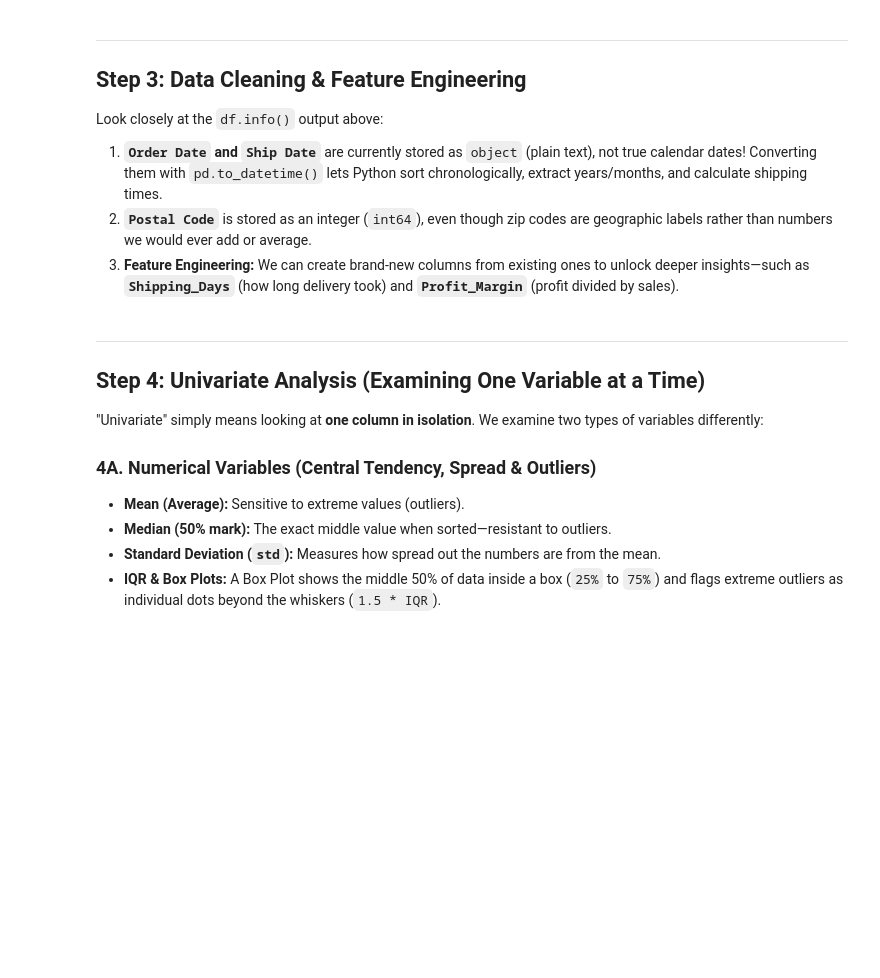
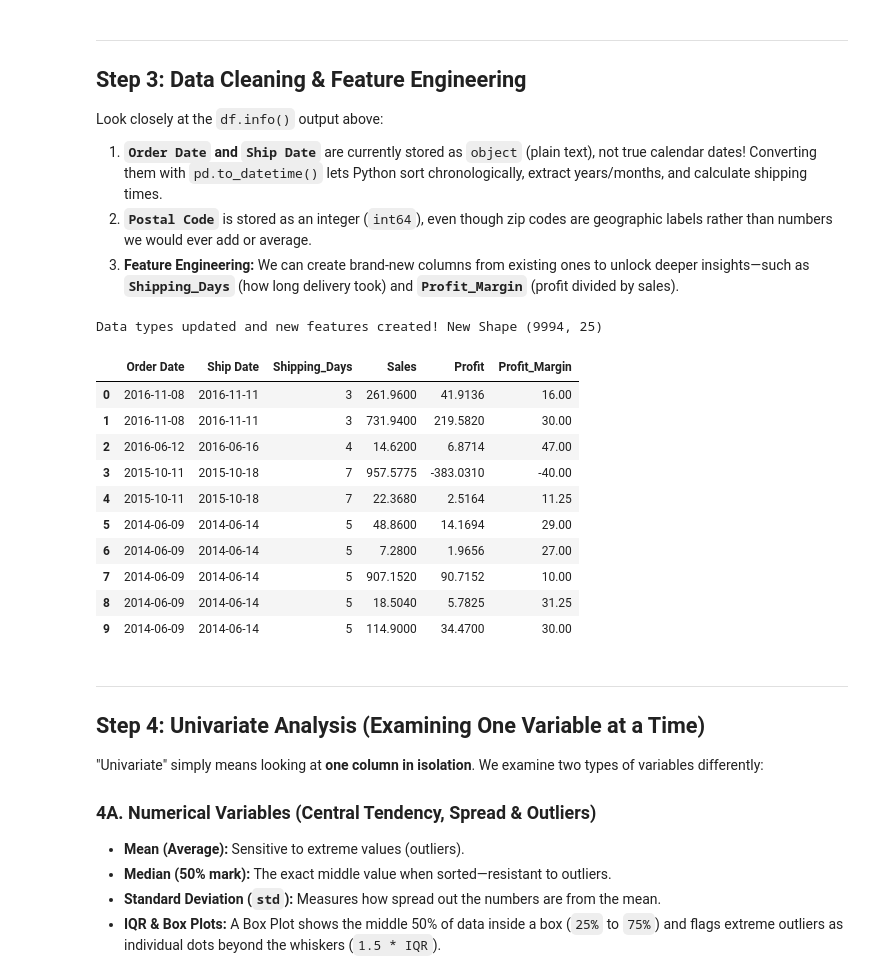
Before and after one commit to profhamilton3/DataAnalytics, a Jupyter notebook: Superstore_Beginner_EDA_Colab.ipynb, the cells around one changed output. Cells and saved outputs as stored; diff of their text form; code cells hidden in the pictures; blank space fills up the shorter version.

```diff
--- a/Superstore_Beginner_EDA_Colab.ipynb
+++ b/Superstore_Beginner_EDA_Colab.ipynb
@@ -79,26 +135,41 @@ Look closely at the `df.info()` output above:
 2. **`Postal Code`** is stored as an integer (`int64`), even though zip codes are geographic labels rather than numbers we would ever add or average.
 3. **Feature Engineering:** We can create brand-new columns from existing ones to unlock deeper insights—such as **`Shipping_Days`** (how long delivery took) and **`Profit_Margin`** (profit divided by sales).
 # %%
+# @title cleaneup and alignment
+
 # 1. Convert text date columns into true Pandas datetime objects
 df['Order Date'] = pd.to_datetime(df['Order Date'])
 df['Ship Date'] = pd.to_datetime(df['Ship Date'])
 
 # 2. Convert Postal Code to text (string) so it isn't treated as a math metric
 df['Postal Code'] = df['Postal Code'].astype(str)
 
 # 3. Feature Engineering: Create helpful new analytical columns
 # Calculate how many days elapsed between ordering and shipping
 df['Shipping_Days'] = (df['Ship Date'] - df['Order Date']).dt.days
 
 # Extract the Order Year and Order Month for time-trend analysis
 df['Order_Year'] = df['Order Date'].dt.year
 df['Order_Month'] = df['Order Date'].dt.to_period('M').astype(str)
 
 # Calculate Profit Margin (%) for each line item
 df['Profit_Margin'] = (df['Profit'] / df['Sales']) * 100
 
-print("Data types updated and new features created!")
-display(df[['Order Date', 'Ship Date', 'Shipping_Days', 'Sales', 'Profit', 'Profit_Margin']].head())
+print("Data types updated and new features created! New Shape", df.shape)
+display(df[['Order Date', 'Ship Date', 'Shipping_Days', 'Sales', 'Profit', 'Profit_Margin']].head(10))
+# %% [output]
+Data types updated and new features created! New Shape (9994, 25)
+|  | Order Date | Ship Date | Shipping_Days | Sales | Profit | Profit_Margin |
+| 0 | 2016-11-08 | 2016-11-11 | 3 | 261.9600 | 41.9136 | 16.00 |
+| 1 | 2016-11-08 | 2016-11-11 | 3 | 731.9400 | 219.5820 | 30.00 |
+| 2 | 2016-06-12 | 2016-06-16 | 4 | 14.6200 | 6.8714 | 47.00 |
+| 3 | 2015-10-11 | 2015-10-18 | 7 | 957.5775 | -383.0310 | -40.00 |
+| 4 | 2015-10-11 | 2015-10-18 | 7 | 22.3680 | 2.5164 | 11.25 |
+| 5 | 2014-06-09 | 2014-06-14 | 5 | 48.8600 | 14.1694 | 29.00 |
+| 6 | 2014-06-09 | 2014-06-14 | 5 | 7.2800 | 1.9656 | 27.00 |
+| 7 | 2014-06-09 | 2014-06-14 | 5 | 907.1520 | 90.7152 | 10.00 |
+| 8 | 2014-06-09 | 2014-06-14 | 5 | 18.5040 | 5.7825 | 31.25 |
+| 9 | 2014-06-09 | 2014-06-14 | 5 | 114.9000 | 34.4700 | 30.00 |
 # %% [markdown]
 ---
 ## Step 4: Univariate Analysis (Examining One Variable at a Time)
```
Also changed, not shown: parts of 12 cells of this notebook.
